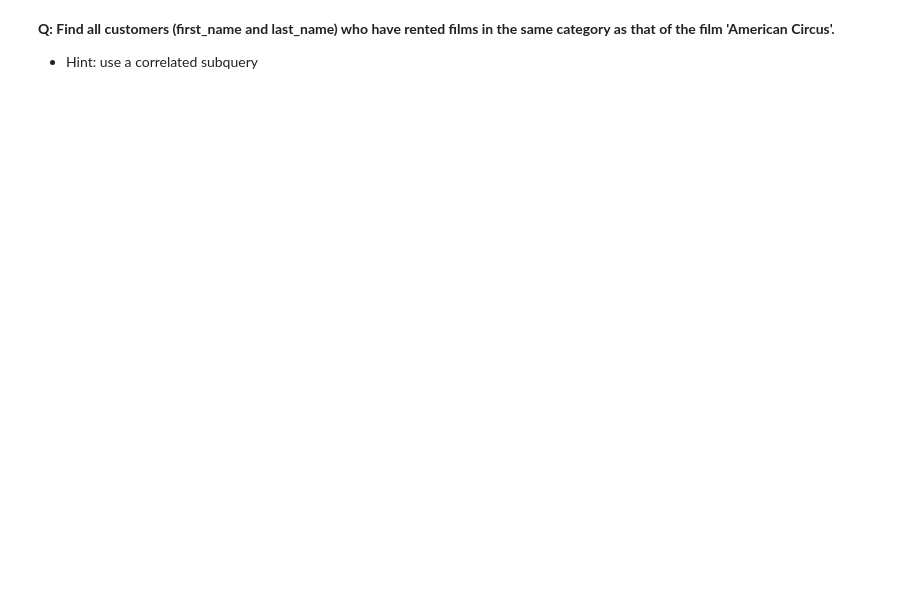
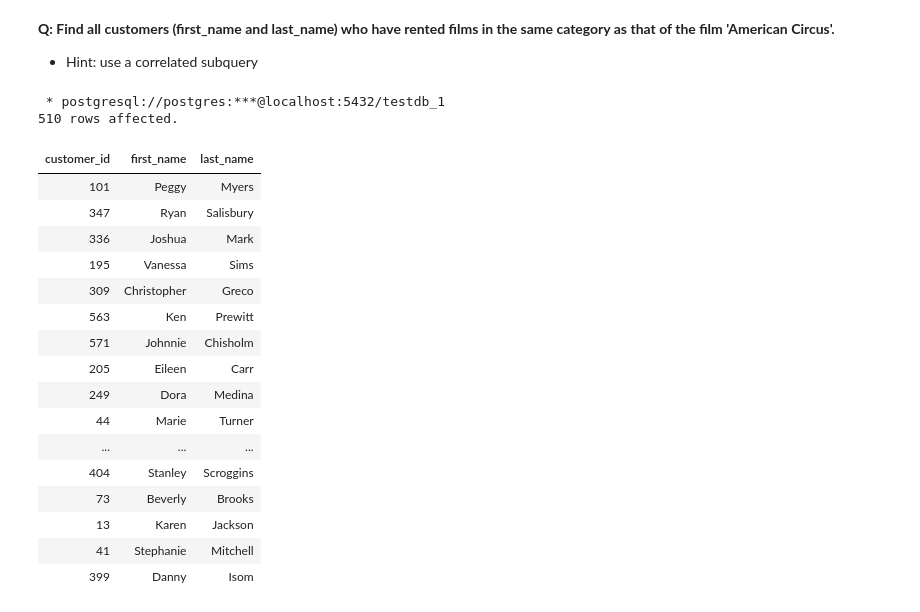
Before and after one commit to sarthak-panda/Sem6, a Jupyter notebook: COL362/InClassTutorials/SQL-02.ipynb, the cells around one changed output. Saved outputs shown, nothing was run; the diff lists cells and outputs as text; code cells hidden in the pictures; blank space fills up the shorter version.

```diff
--- a/COL362/InClassTutorials/SQL-02.ipynb
+++ b/COL362/InClassTutorials/SQL-02.ipynb
@@ -365,3 +492,35 @@ from customer as c
 # %% [markdown]
 **Q: Find all customers (first_name and last_name) who have rented films in the same category as that of the film 'American Circus'.**
 * Hint: use a correlated subquery
+# %%
+%%sql
+select distinct customer.customer_id,customer.first_name,customer.last_name
+from customer join rental on customer.customer_id=rental.customer_id join inventory on rental.inventory_id=inventory.inventory_id
+where inventory.film_id IN(
+select film.film_id
+from (film join film_category on film.film_id = film_category.film_id)
+where film_category.category_id IN (
+	select film_category.category_id
+	from (film join film_category on film.film_id = film_category.film_id)
+	where film.title = 'American Circus'
+))
+# %% [output]
+ * postgresql://postgres:***@localhost:5432/testdb_1
+510 rows affected.
+| customer_id | first_name | last_name |
+| 101 | Peggy | Myers |
+| 347 | Ryan | Salisbury |
+| 336 | Joshua | Mark |
+| 195 | Vanessa | Sims |
+| 309 | Christopher | Greco |
+| 563 | Ken | Prewitt |
+| 571 | Johnnie | Chisholm |
+| 205 | Eileen | Carr |
+| 249 | Dora | Medina |
+| 44 | Marie | Turner |
+| ... | ... | ... |
+| 404 | Stanley | Scroggins |
+| 73 | Beverly | Brooks |
+| 13 | Karen | Jackson |
+| 41 | Stephanie | Mitchell |
+| 399 | Danny | Isom |
```
Also changed, not shown: parts of 15 cells of this notebook, 2 other files.
